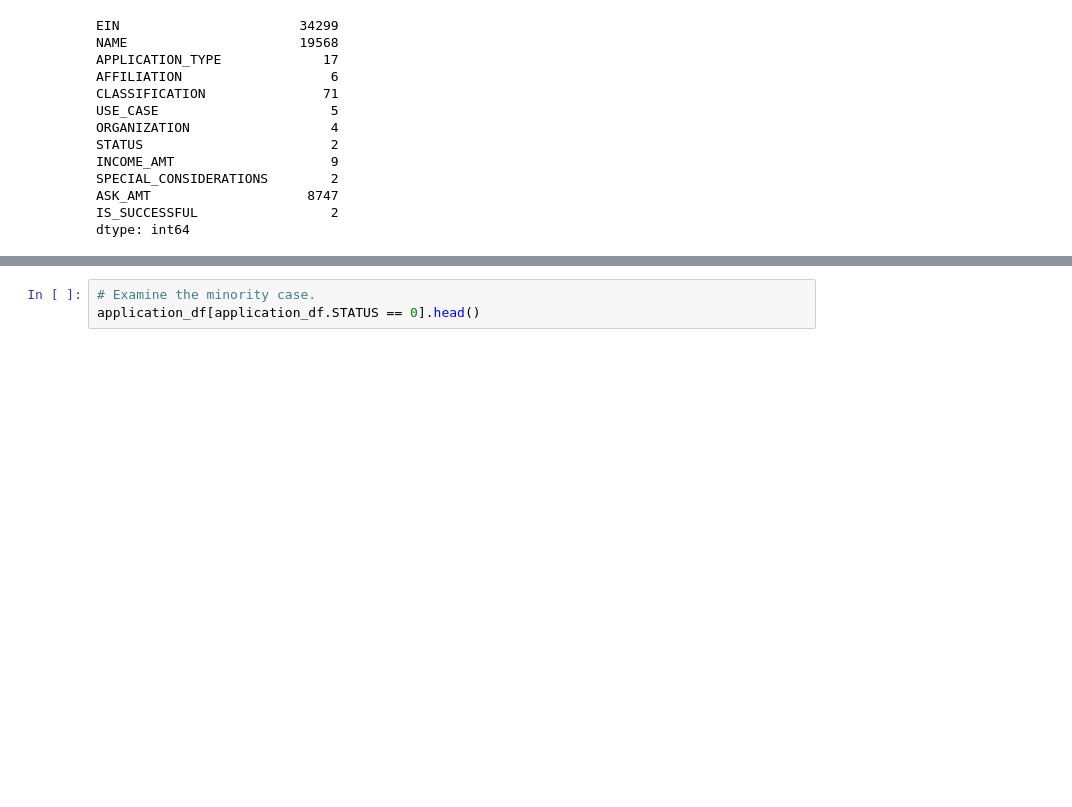
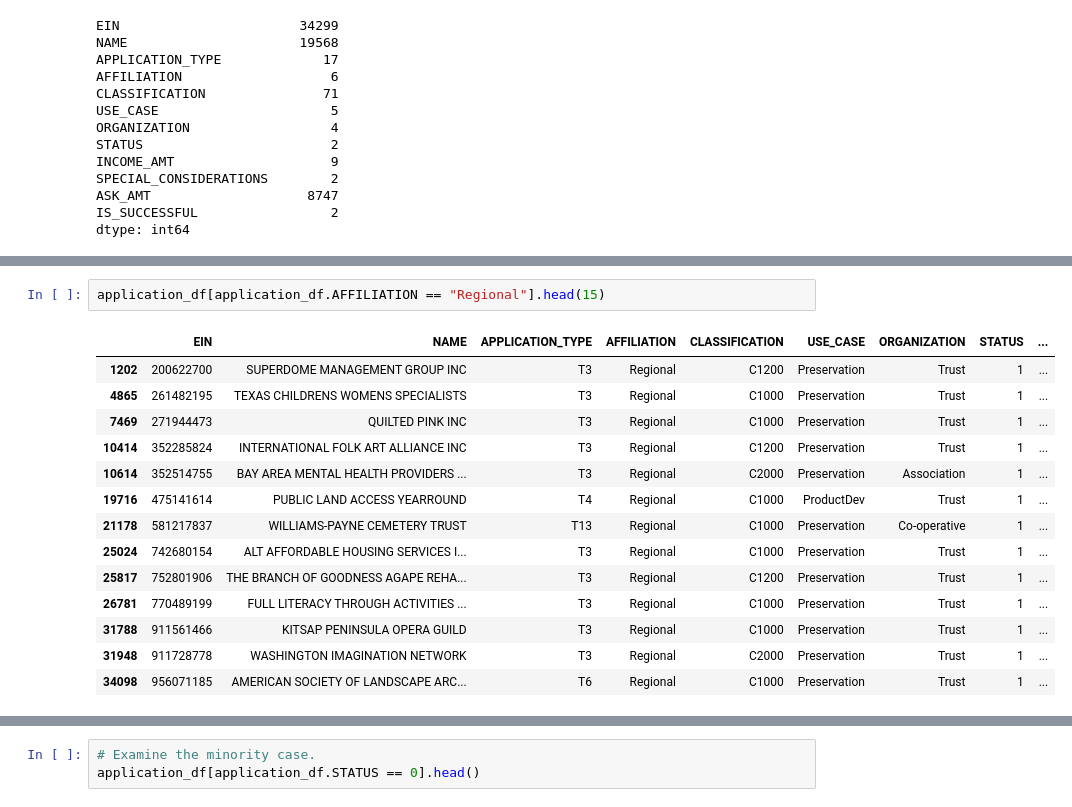
Before and after one commit to Owen-Wang1234/Neural_Network_Charity_Analysis, a Jupyter notebook: AlphabetSoupCharity_Optimization.ipynb, the cells around one changed output, grey strips where cells are left out. Cells and saved outputs as stored; diff of their text form; blank space fills up the shorter version.

```diff
--- a/AlphabetSoupCharity_Optimization.ipynb
+++ b/AlphabetSoupCharity_Optimization.ipynb
@@ -37,0 +71,17 @@ dtype: int64
+# %%
+application_df[application_df.AFFILIATION == "Regional"].head(15)
+# %% [output]
+|  | EIN | NAME | APPLICATION_TYPE | AFFILIATION | CLASSIFICATION | USE_CASE | ORGANIZATION | STATUS | ... |
+| 1202 | 200622700 | SUPERDOME MANAGEMENT GROUP INC | T3 | Regional | C1200 | Preservation | Trust | 1 | ... |
+| 4865 | 261482195 | TEXAS CHILDRENS WOMENS SPECIALISTS | T3 | Regional | C1000 | Preservation | Trust | 1 | ... |
+| 7469 | 271944473 | QUILTED PINK INC | T3 | Regional | C1000 | Preservation | Trust | 1 | ... |
+| 10414 | 352285824 | INTERNATIONAL FOLK ART ALLIANCE INC | T3 | Regional | C1200 | Preservation | Trust | 1 | ... |
+| 10614 | 352514755 | BAY AREA MENTAL HEALTH PROVIDERS ... | T3 | Regional | C2000 | Preservation | Association | 1 | ... |
+| 19716 | 475141614 | PUBLIC LAND ACCESS YEARROUND | T4 | Regional | C1000 | ProductDev | Trust | 1 | ... |
+| 21178 | 581217837 | WILLIAMS-PAYNE CEMETERY TRUST | T13 | Regional | C1000 | Preservation | Co-operative | 1 | ... |
+| 25024 | 742680154 | ALT AFFORDABLE HOUSING SERVICES I... | T3 | Regional | C1000 | Preservation | Trust | 1 | ... |
+| 25817 | 752801906 | THE BRANCH OF GOODNESS AGAPE REHA... | T3 | Regional | C1200 | Preservation | Trust | 1 | ... |
+| 26781 | 770489199 | FULL LITERACY THROUGH ACTIVITIES ... | T3 | Regional | C1000 | Preservation | Trust | 1 | ... |
+| 31788 | 911561466 | KITSAP PENINSULA OPERA GUILD | T3 | Regional | C1000 | Preservation | Trust | 1 | ... |
+| 31948 | 911728778 | WASHINGTON IMAGINATION NETWORK | T3 | Regional | C2000 | Preservation | Trust | 1 | ... |
+| 34098 | 956071185 | AMERICAN SOCIETY OF LANDSCAPE ARC... | T6 | Regional | C1000 | Preservation | Trust | 1 | ... |
```
Also changed, not shown: parts of 33 cells of this notebook, 3 other files.
